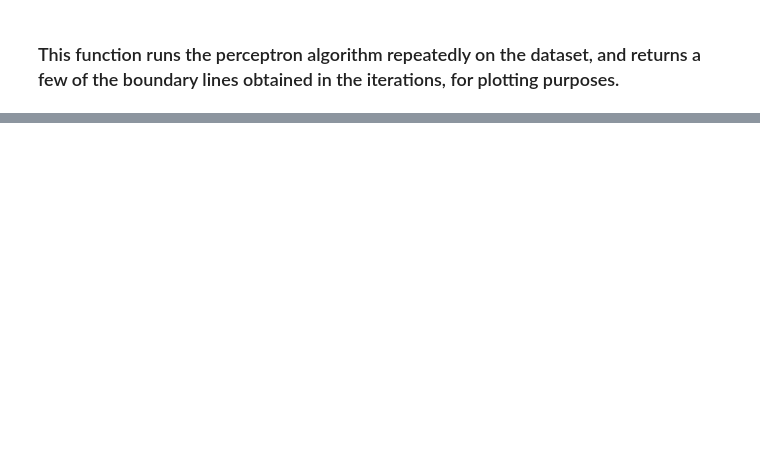
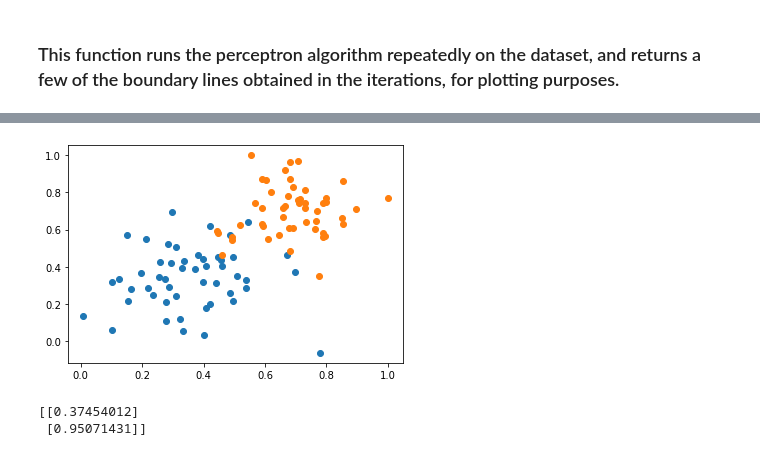
Before and after one commit to aydangasimova/udacity_ml_with_pytorch, a Jupyter notebook: Supervised_learning/notebooks/perceptron_algorithm_exercise.ipynb, the cells around one changed output, grey strips where cells are left out. Cells and saved outputs as stored; diff of their text form; code cells hidden in the pictures; blank space fills up the shorter version.

```diff
--- a/Supervised_learning/notebooks/perceptron_algorithm_exercise.ipynb
+++ b/Supervised_learning/notebooks/perceptron_algorithm_exercise.ipynb
@@ -132,0 +227,12 @@ def trainPerceptronAlgorithm(X, y, learn_rate=0.01, num_epochs=25):
+# %%
+plt.figure()
+plt.scatter(correct['p'], correct['q'], color='C0')
+plt.scatter(false['p'], false['q'], color='C1')
+plt.show()
+# %% [output]
+[figure, added]
+# %%
+boundary_lines = trainPerceptronAlgorithm(X,y)
+# %% [output]
+[[0.37454012]
+ [0.95071431]]
```
Also changed, not shown: parts of 24 cells of this notebook.
